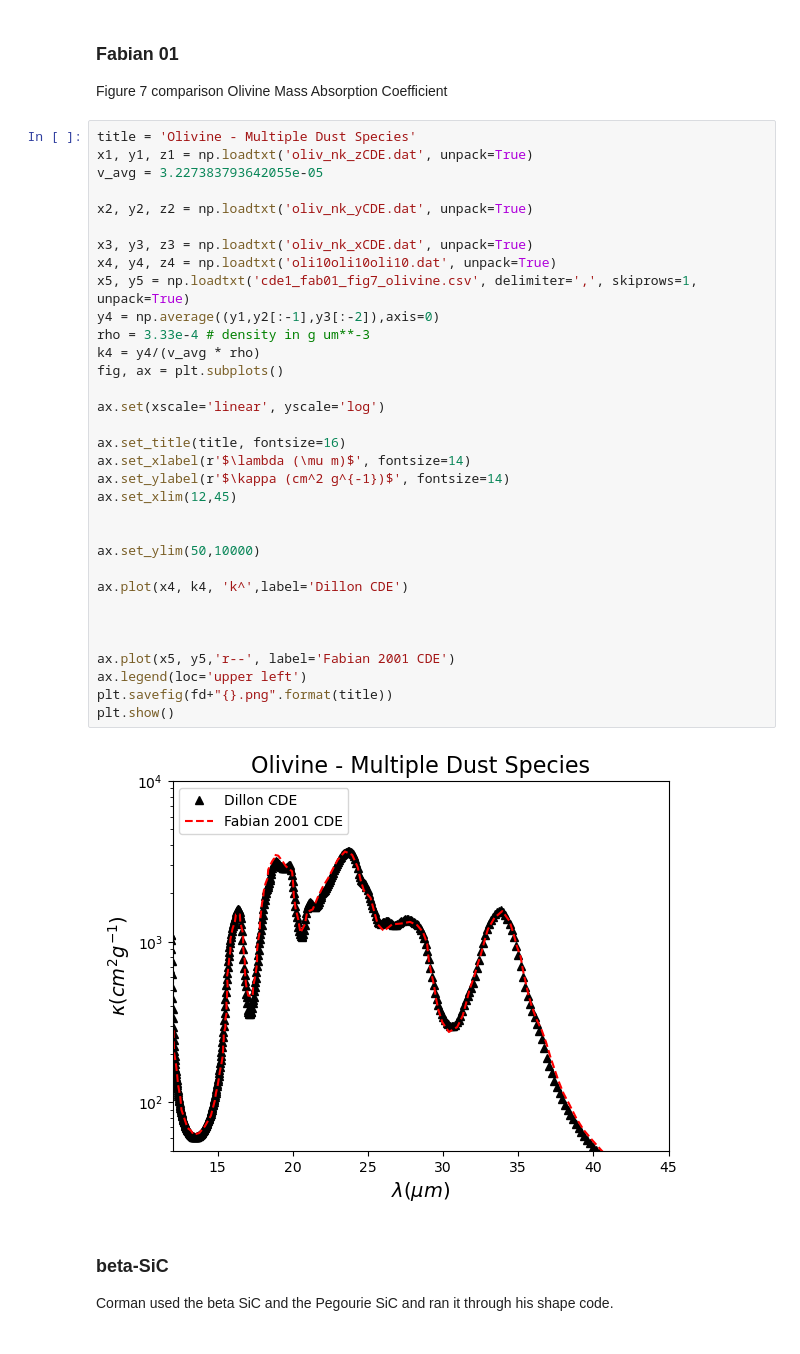
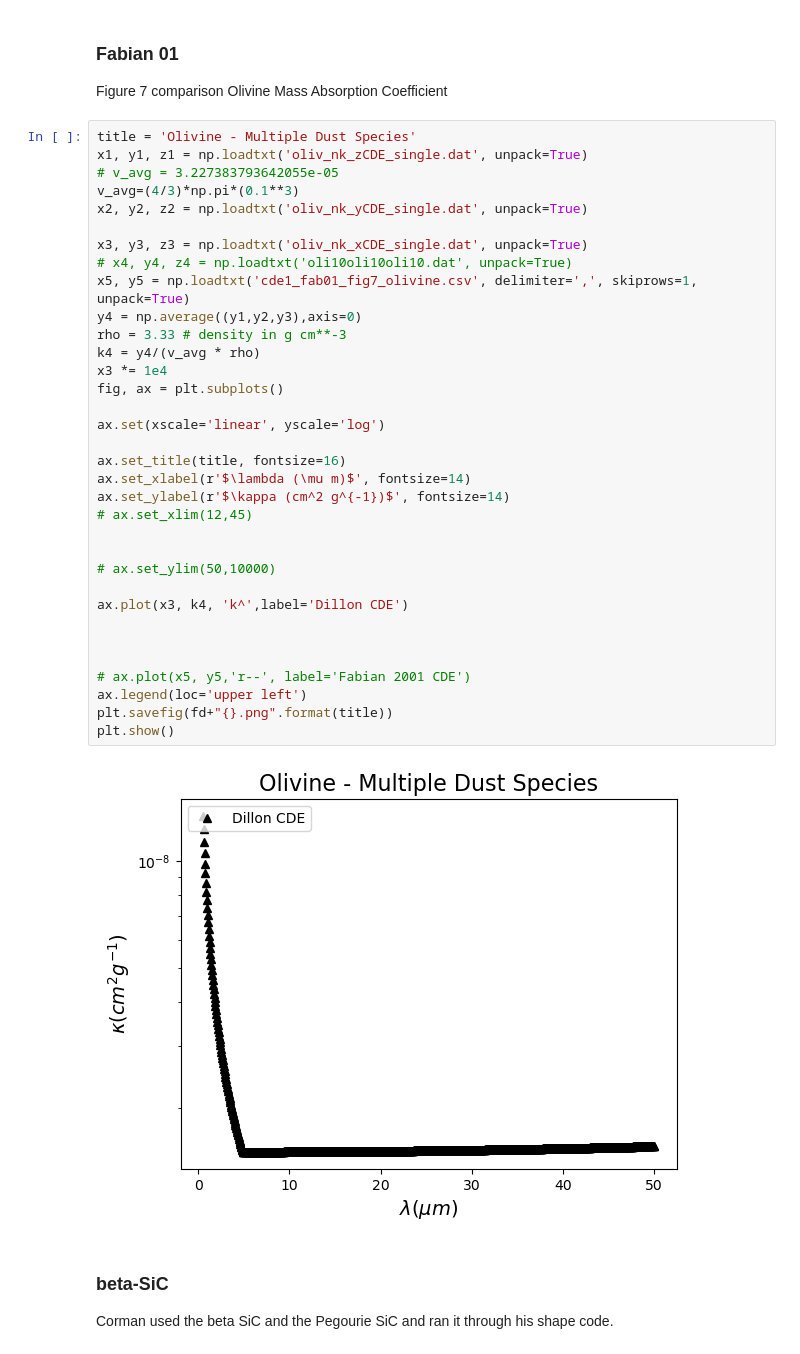
Before and after one commit to astroseandillon/Sean-Dusty, a Jupyter notebook: plot factory.ipynb, the cells around one changed output. Drawn from its saved outputs; the diff is of its cells as text.

```diff
--- a/plot factory.ipynb
+++ b/plot factory.ipynb
@@ -151,39 +151,40 @@ Olivine
 Mass Absorption Coefficient
 # %%
 title = 'Olivine - Multiple Dust Species'
-x1, y1, z1 = np.loadtxt('oliv_nk_zCDE.dat', unpack=True)
-v_avg = 3.227383793642055e-05
+x1, y1, z1 = np.loadtxt('oliv_nk_zCDE_single.dat', unpack=True)
+# v_avg = 3.227383793642055e-05
+v_avg=(4/3)*np.pi*(0.1**3)
+x2, y2, z2 = np.loadtxt('oliv_nk_yCDE_single.dat', unpack=True)
 
-x2, y2, z2 = np.loadtxt('oliv_nk_yCDE.dat', unpack=True)
-
-x3, y3, z3 = np.loadtxt('oliv_nk_xCDE.dat', unpack=True)
-x4, y4, z4 = np.loadtxt('oli10oli10oli10.dat', unpack=True)
+x3, y3, z3 = np.loadtxt('oliv_nk_xCDE_single.dat', unpack=True)
+# x4, y4, z4 = np.loadtxt('oli10oli10oli10.dat', unpack=True)
 x5, y5 = np.loadtxt('cde1_fab01_fig7_olivine.csv', delimiter=',', skiprows=1, unpack=True)
-y4 = np.average((y1,y2[:-1],y3[:-2]),axis=0)
-rho = 3.33e-4 # density in g um**-3
+y4 = np.average((y1,y2,y3),axis=0)
+rho = 3.33 # density in g cm**-3
 k4 = y4/(v_avg * rho)
+x3 *= 1e4
 fig, ax = plt.subplots()
 
 ax.set(xscale='linear', yscale='log')
 
 ax.set_title(title, fontsize=16)
 ax.set_xlabel(r'$\lambda (\mu m)$', fontsize=14)
 ax.set_ylabel(r'$\kappa (cm^2 g^{-1})$', fontsize=14)
-ax.set_xlim(12,45)
+# ax.set_xlim(12,45)
 
 
-ax.set_ylim(50,10000)
+# ax.set_ylim(50,10000)
 
-ax.plot(x4, k4, 'k^',label='Dillon CDE')
+ax.plot(x3, k4, 'k^',label='Dillon CDE')
 
 
 
-ax.plot(x5, y5,'r--', label='Fabian 2001 CDE')
+# ax.plot(x5, y5,'r--', label='Fabian 2001 CDE')
 ax.legend(loc='upper left')
 plt.savefig(fd+"{}.png".format(title))
 plt.show()
 # %% [output]
-[figure, old version]
+[figure, new version]
 # %% [markdown]
 ### beta-SiC
 
```
Also changed, not shown: parts of 1 cell of this notebook, 7 other files.
